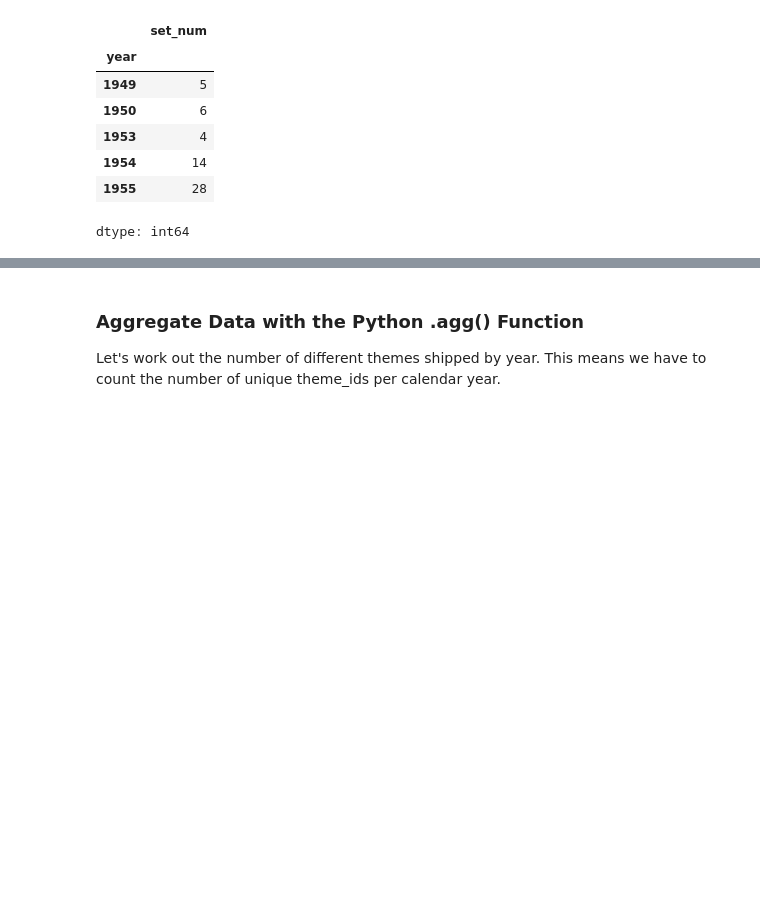
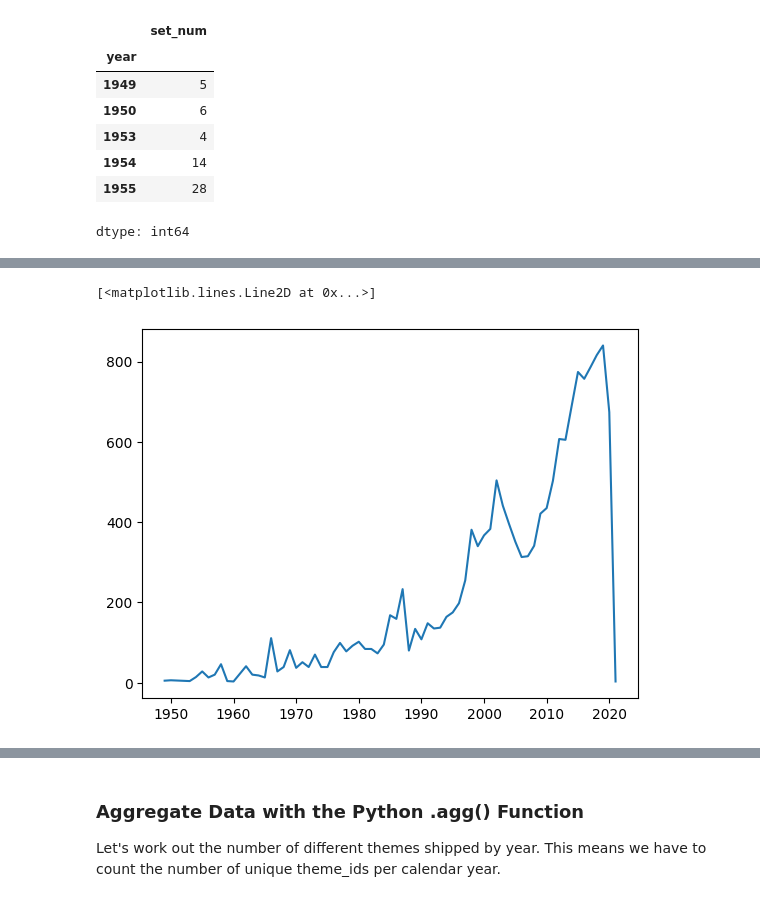
Before and after one commit to K-Musty/100-days_of_code, a Jupyter notebook: 73-day/Lego_Analysis_for_Course.ipynb, the cells around one changed output, grey strips where cells are left out. Drawn from its saved outputs; the diff is of its cells as text; code cells hidden in the pictures; blank space fills up the shorter version.

```diff
--- a/73-day/Lego_Analysis_for_Course.ipynb
+++ b/73-day/Lego_Analysis_for_Course.ipynb
@@ -200,3 +209,8 @@ set_by_year['set_num'].tail()
+# %%
+plt.plot(set_by_year.index, set_by_year['set_num'])
+# %% [output]
+[<matplotlib.lines.Line2D at 0x...>]
+[figure, added]
 # %%
 plt.plot(set_by_year.index[:-2], set_by_year['set_num'][:-2])
 # %% [output]
```
Also changed, not shown: parts of 3 cells of this notebook.
